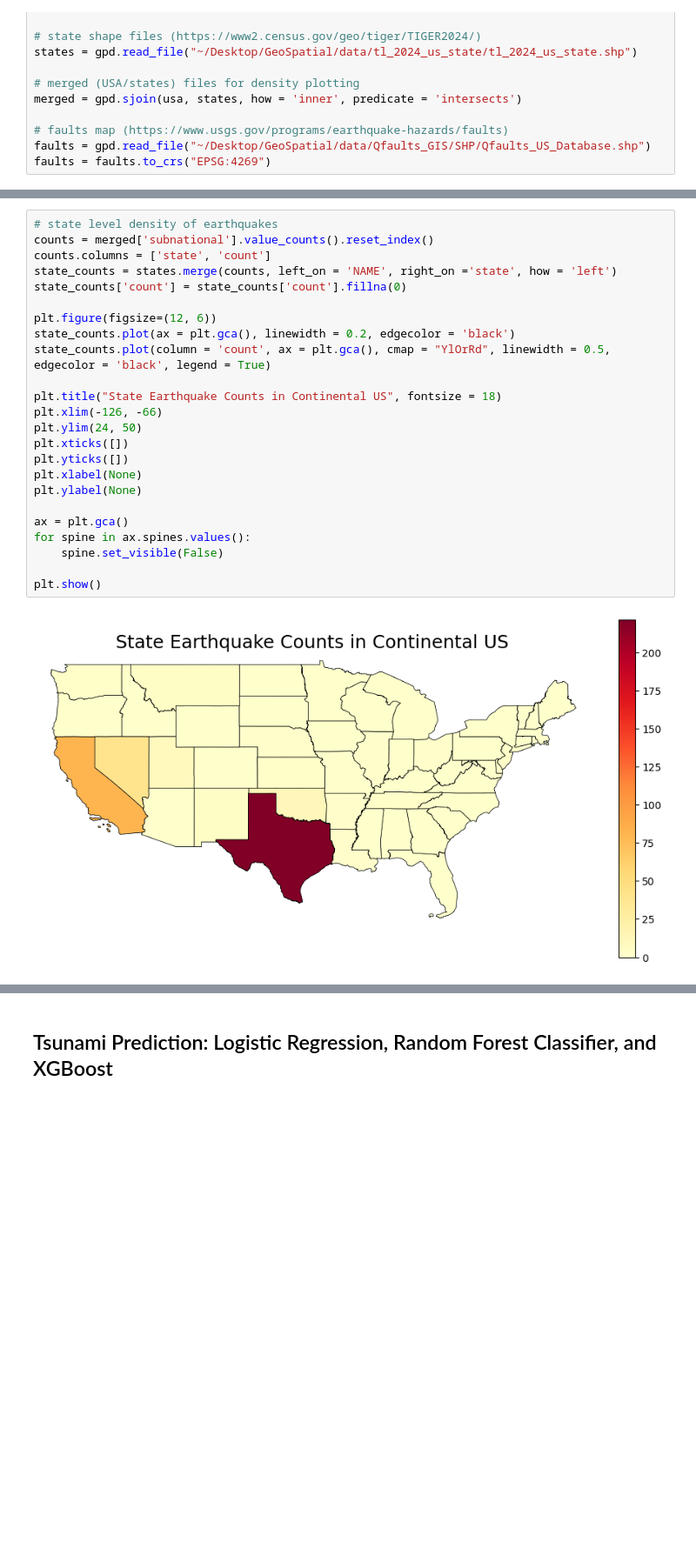
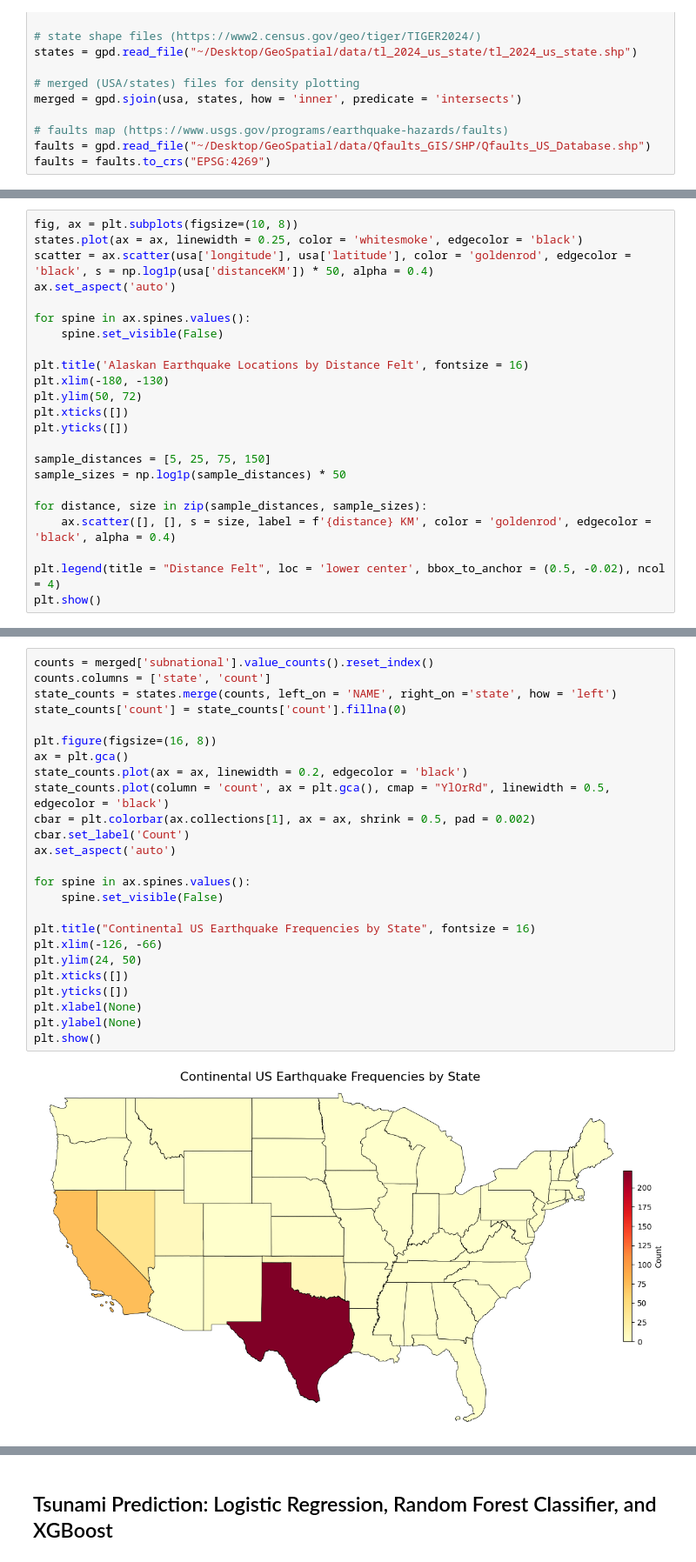
Before and after one commit to connormcmanigal/data-analysis-ML-geospatial-earthquake, a Jupyter notebook: geoanalysis.ipynb, the cells around one changed output, grey strips where cells are left out. Shown at 87% size. Drawn from its saved outputs; the diff is of its cells as text; blank space fills up the shorter version.

```diff
--- a/geoanalysis.ipynb
+++ b/geoanalysis.ipynb
@@ -228,0 +246,23 @@ plt.show()
+# %%
+fig, ax = plt.subplots(figsize=(10, 8))
+states.plot(ax = ax, linewidth = 0.25, color = 'whitesmoke', edgecolor = 'black')
+scatter = ax.scatter(usa['longitude'], usa['latitude'], color = 'goldenrod', edgecolor = 'black', s = np.log1p(usa['distanceKM']) * 50, alpha = 0.4)
+ax.set_aspect('auto')
+
+for spine in ax.spines.values():
+    spine.set_visible(False)
+
+plt.title('Alaskan Earthquake Locations by Distance Felt', fontsize = 16)
+plt.xlim(-180, -130)
+plt.ylim(50, 72)
+plt.xticks([])
+plt.yticks([])
+
+sample_distances = [5, 25, 75, 150]
+sample_sizes = np.log1p(sample_distances) * 50
+
+for distance, size in zip(sample_distances, sample_sizes):
+    ax.scatter([], [], s = size, label = f'{distance} KM', color = 'goldenrod', edgecolor = 'black', alpha = 0.4)
+
+plt.legend(title = "Distance Felt", loc = 'lower center', bbox_to_anchor = (0.5, -0.02), ncol = 4)
+plt.show()
@@ -229,29 +271,30 @@ plt.show()
 # %%
-# state level density of earthquakes
 counts = merged['subnational'].value_counts().reset_index()
 counts.columns = ['state', 'count']
 state_counts = states.merge(counts, left_on = 'NAME', right_on ='state', how = 'left')
 state_counts['count'] = state_counts['count'].fillna(0)
 
-plt.figure(figsize=(12, 6))
-state_counts.plot(ax = plt.gca(), linewidth = 0.2, edgecolor = 'black')
-state_counts.plot(column = 'count', ax = plt.gca(), cmap = "YlOrRd", linewidth = 0.5, edgecolor = 'black', legend = True)
+plt.figure(figsize=(16, 8))
+ax = plt.gca()
+state_counts.plot(ax = ax, linewidth = 0.2, edgecolor = 'black')
+state_counts.plot(column = 'count', ax = plt.gca(), cmap = "YlOrRd", linewidth = 0.5, edgecolor = 'black')
+cbar = plt.colorbar(ax.collections[1], ax = ax, shrink = 0.5, pad = 0.002)
+cbar.set_label('Count')
+ax.set_aspect('auto')
 
-plt.title("State Earthquake Counts in Continental US", fontsize = 18)
+for spine in ax.spines.values():
+    spine.set_visible(False)
+
+plt.title("Continental US Earthquake Frequencies by State", fontsize = 16)
 plt.xlim(-126, -66)
 plt.ylim(24, 50)
 plt.xticks([])
 plt.yticks([])
 plt.xlabel(None)
 plt.ylabel(None)
-
-ax = plt.gca()
-for spine in ax.spines.values():
-    spine.set_visible(False)
-
 plt.show()
 # %% [output]
-[figure, old version]
+[figure, new version]
 # %%
 from matplotlib.colors import LinearSegmentedColormap
 
```
Also changed, not shown: parts of 9 cells of this notebook.
